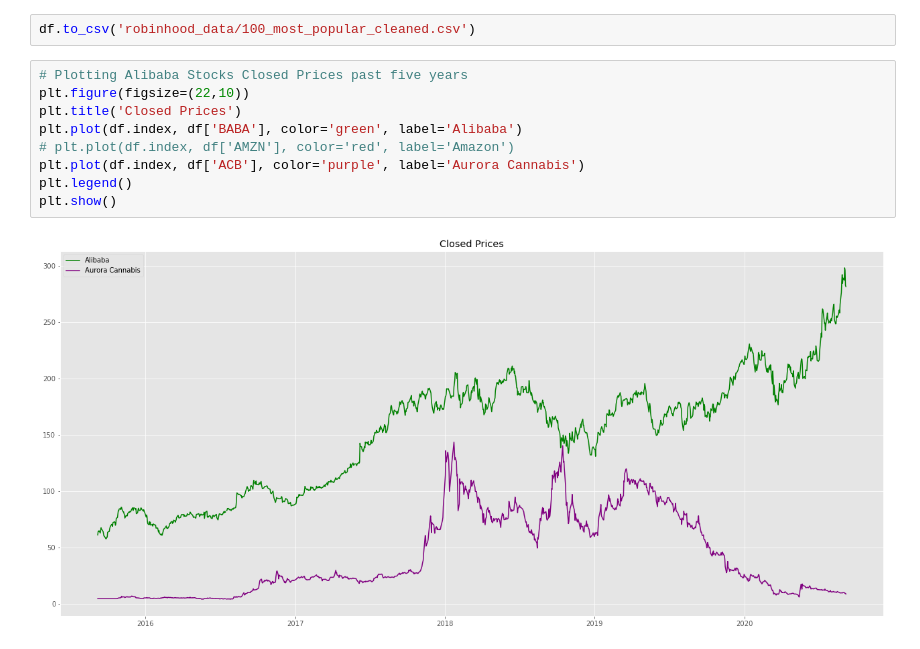
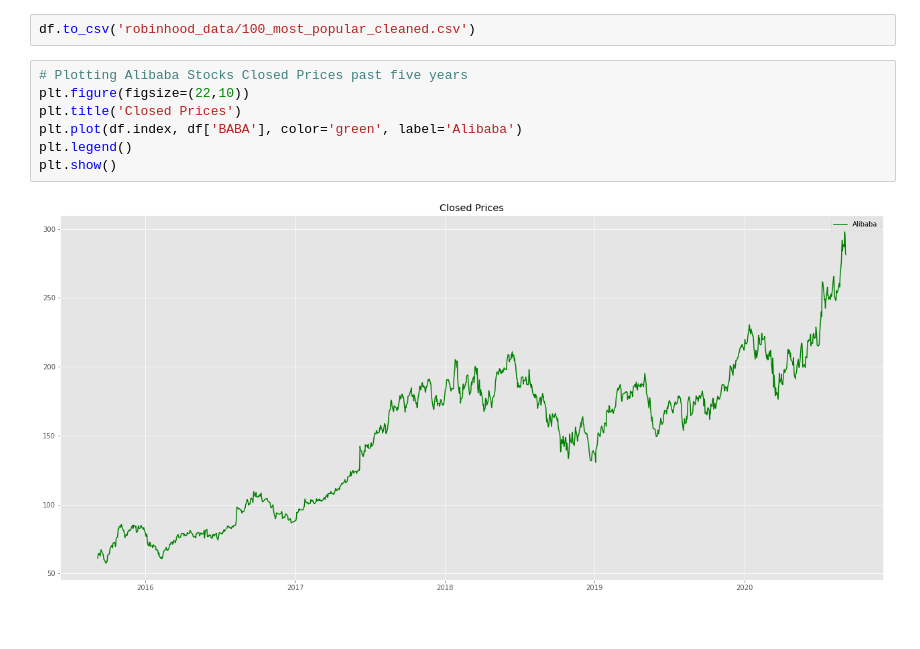
Before and after one commit to CraigMariani/StockPredictingApp, a Jupyter notebook: data_fetch/data_exploration_100_most_popular.ipynb, the cells around one changed output. Cells and saved outputs as stored; diff of their text form.

```diff
--- a/data_fetch/data_exploration_100_most_popular.ipynb
+++ b/data_fetch/data_exploration_100_most_popular.ipynb
@@ -97,11 +97,9 @@ df.to_csv('robinhood_data/100_most_popular_cleaned.csv')
 # %%
 # Plotting Alibaba Stocks Closed Prices past five years
 plt.figure(figsize=(22,10))
 plt.title('Closed Prices')
 plt.plot(df.index, df['BABA'], color='green', label='Alibaba')
-# plt.plot(df.index, df['AMZN'], color='red', label='Amazon')
-plt.plot(df.index, df['ACB'], color='purple', label='Aurora Cannabis')
 plt.legend()
 plt.show()
 # %% [output]
-[figure, old version]
+[figure, new version]
```
